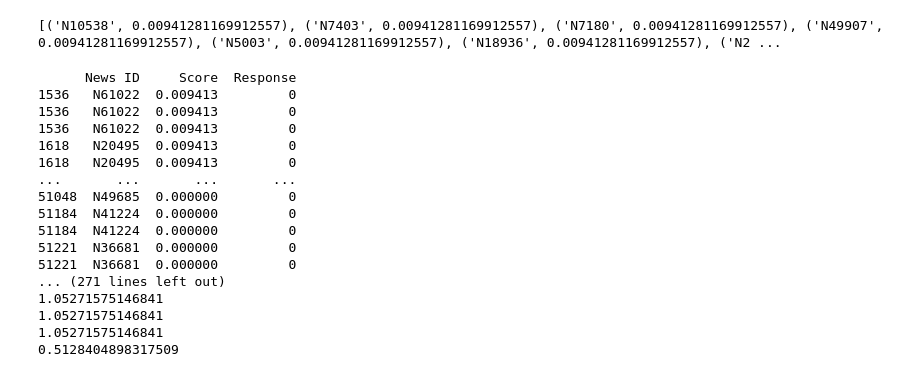
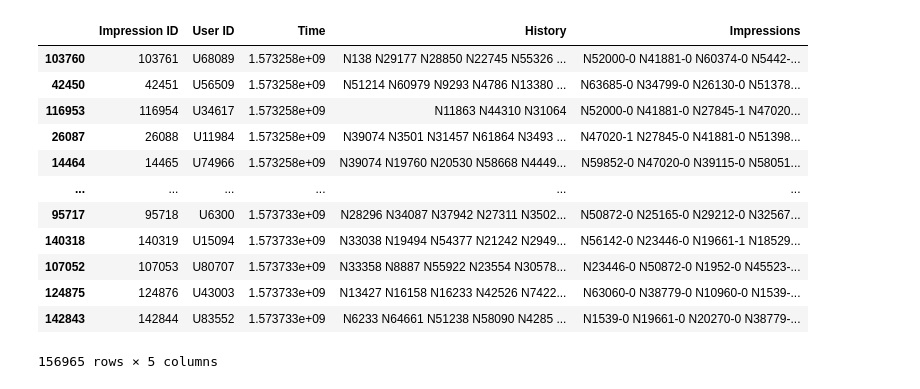
Before and after one commit to WilliamWatcher/Recommender-Systems, a Jupyter notebook: nDCG.ipynb, the cells around one changed output. Drawn from its saved outputs; the diff is of its cells as text; code cells hidden in the pictures.

```diff
--- a/nDCG.ipynb
+++ b/nDCG.ipynb
@@ -72,36 +59,25 @@ def nDCG(scored_data, userID):
 # %%
-# TODO: test evaluation: get user score
-example_user = behavior["User ID"].values[1]
-
+# New evaluator using library
 behavior = pd.read_csv("data/MINDsmall_train/behaviors.tsv", sep="\t", header=None, names=["Impression ID", "User ID", "Time", "History", "Impressions"])
 news = pd.read_csv("data/MINDsmall_train/news.tsv", sep="\t", header=None, names=["News ID", "Category", "Subcategory", "Title", "Abstract", "URL", "Title Entities", "Abstract Entities", "Title Topics", "Abstract Topics"])
-
-s = score(example_user)
-
-print(s)
-# %% [output]
-[('N10538', 0.00941281169912557), ('N7403', 0.00941281169912557), ('N7180', 0.00941281169912557), ('N49907', 0.00941281169912557), ('N5003', 0.00941281169912557), ('N18936', 0.00941281169912557), ('N2 ...
-# %%
-# TODO: test evaluation: perform eval
-
-evaluation = nDCG(pd.DataFrame(s, columns=["News ID", "Score"]), example_user)
-
-print(evaluation)
-# %% [output]
-      News ID     Score  Response
-1536   N61022  0.009413         0
-1536   N61022  0.009413         0
-1536   N61022  0.009413         0
-1618   N20495  0.009413         0
-1618   N20495  0.009413         0
-...       ...       ...       ...
-51048  N49685  0.000000         0
-51184  N41224  0.000000         0
-51184  N41224  0.000000         0
-51221  N36681  0.000000         0
-51221  N36681  0.000000         0
-... (271 lines left out)
-1.05271575146841
-1.05271575146841
-1.05271575146841
-0.5128404898317509
+# %%
+def str_to_timestamp(str):
+    return datetime.strptime(str, "%m/%d/%Y %H:%M:%S %p").timestamp()
+
+timestamps = behavior["Time"].apply(str_to_timestamp)
+behavior["Time"] = timestamps
+behavior.sort_values(by="Time")
+# %% [output]
+|  | Impression ID | User ID | Time | History | Impressions |
+| 103760 | 103761 | U68089 | 1.573258e+09 | N138 N29177 N28850 N22745 N55326 ... | N52000-0 N41881-0 N60374-0 N5442-... |
+| 42450 | 42451 | U56509 | 1.573258e+09 | N51214 N60979 N9293 N4786 N13380 ... | N63685-0 N34799-0 N26130-0 N51378... |
+| 116953 | 116954 | U34617 | 1.573258e+09 | N11863 N44310 N31064 | N52000-0 N41881-0 N27845-1 N47020... |
+| 26087 | 26088 | U11984 | 1.573258e+09 | N39074 N3501 N31457 N61864 N3493 ... | N47020-1 N27845-0 N41881-0 N51398... |
+| 14464 | 14465 | U74966 | 1.573258e+09 | N39074 N19760 N20530 N58668 N4449... | N59852-0 N47020-0 N39115-0 N58051... |
+| ... | ... | ... | ... | ... | ... |
+| 95717 | 95718 | U6300 | 1.573733e+09 | N28296 N34087 N37942 N27311 N3502... | N50872-0 N25165-0 N29212-0 N32567... |
+| 140318 | 140319 | U15094 | 1.573733e+09 | N33038 N19494 N54377 N21242 N2949... | N56142-0 N23446-0 N19661-1 N18529... |
+| 107052 | 107053 | U80707 | 1.573733e+09 | N33358 N8887 N55922 N23554 N30578... | N23446-0 N50872-0 N1952-0 N45523-... |
+| 124875 | 124876 | U43003 | 1.573733e+09 | N13427 N16158 N16233 N42526 N7422... | N63060-0 N38779-0 N10960-0 N1539-... |
+| 142843 | 142844 | U83552 | 1.573733e+09 | N6233 N64661 N51238 N58090 N4285 ... | N1539-0 N19661-0 N20270-0 N38779-... |
+156965 rows × 5 columns
```
Also changed, not shown: parts of 9 cells of this notebook.
